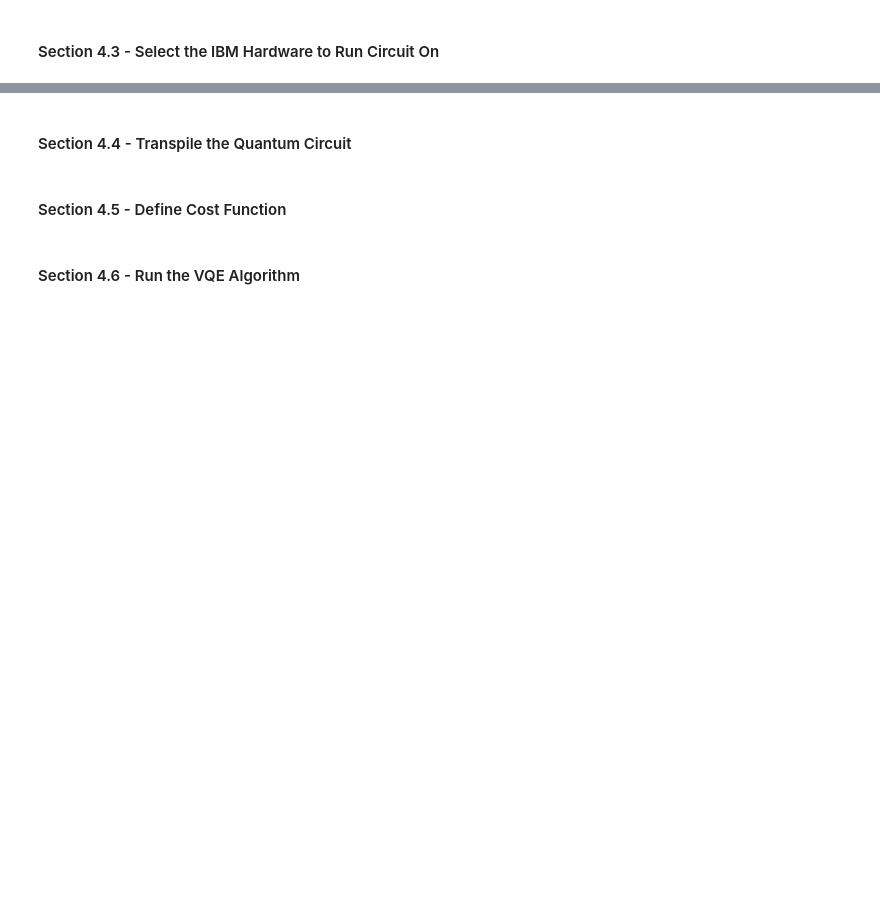
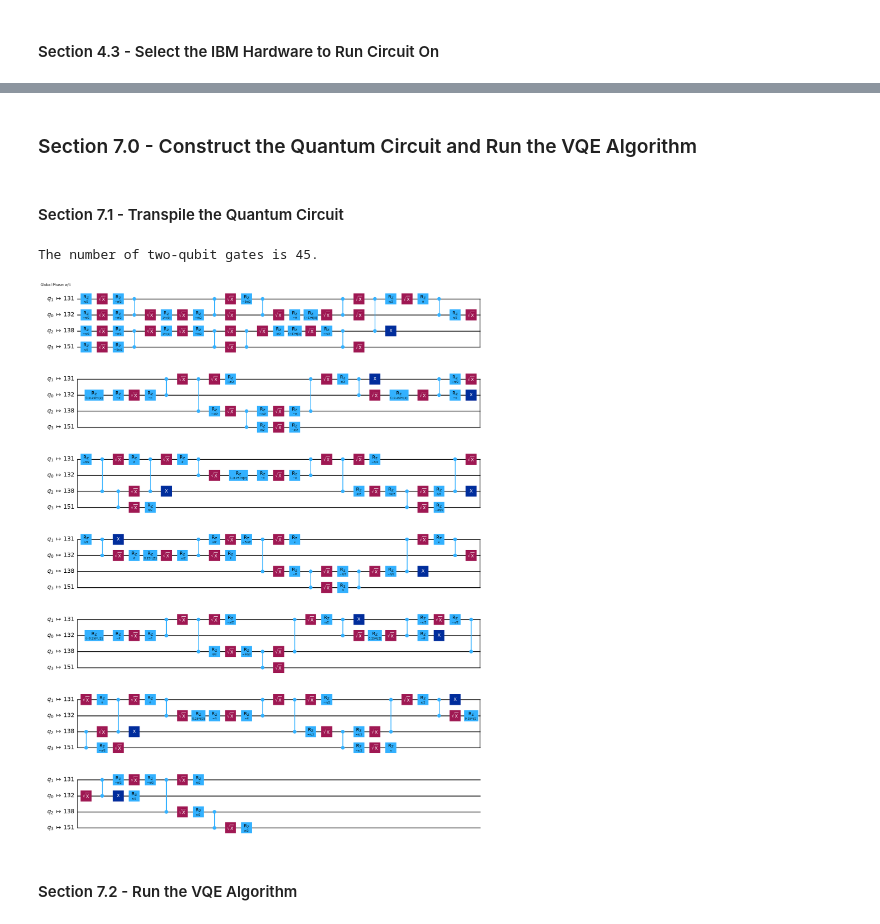
Before and after one commit to axz60/NQCC-Hack-2026, a Jupyter notebook: max_dir/2_Site_Linear_Hubbard_Model.ipynb, the cells around one changed output, grey strips where cells are left out. Cells and saved outputs as stored; diff of their text form; code cells hidden in the pictures; blank space fills up the shorter version.

```diff
--- a/max_dir/2_Site_Linear_Hubbard_Model.ipynb
+++ b/max_dir/2_Site_Linear_Hubbard_Model.ipynb
@@ -113,6 +115,8 @@ Hubbard_model_n_elec = (1, 1) # Tuple defining the number of spin up electrons a
 
 n_e_up = Hubbard_model_n_elec[0] # Number of spin up electrons
 n_e_down = Hubbard_model_n_elec[1] # Number of spin down electrons
+# %%
+aer_sim = True # 'True' if the user wants to use the Aer Simulator; 'False' if the user wants to run on hardware
 # %% [markdown]
 #### Section 4.2 - Obtain the Hubbard Model, Hamiltonian and Ansatz
 # %%
@@ -128,3 +157,7 @@ n_params = ansatz.num_parameters # Determine the number of parameters in the ans
 # Select the IMB backend with the fewest number of jobs in the queue
 service = QiskitRuntimeService() # Point to the IBM backend services
 backend = service.least_busy(operational=True, simulator=False) # Select the least busy QPU
+
+# Select the Aer Simulator if the aer_sim bool is true
+if aer_sim == True:
+    backend = AerSimulator.from_backend(backend, noise_model=None)
@@ -131,5 +247,7 @@ backend = service.least_busy(operational=True, simulator=False) # Select the le
+# %% [markdown]
+### Section 7.0 - Construct the Quantum Circuit and Run the VQE Algorithm
 # %% [markdown]
-#### Section 4.4 - Transpile the Quantum Circuit
+#### Section 7.1 - Transpile the Quantum Circuit
 # %%
 target = backend.target # Obtain QPU constraints for optimal circuit compilation
 
@@ -138,5 +256,3 @@ pm = generate_preset_pass_manager(target=target, optimization_level=3) # Genera
 ansatz_isa = pm.run(ansatz) # Transpile the code to an Instructuon Set Architecture (ISA) optimised for a QPU
 
 H_isa = H.apply_layout(layout=ansatz_isa.layout) # Map the Hamiltonian to the exact structure as the ansatz ISA
-# %% [markdown]
-#### Section 4.5 - Define Cost Function
@@ -171,2 +259,11 @@ iteration_history = {'Iteration Number': 0,
+# %%
+# Calcualte the number of 2-qubit operations post transpilation
+n_2_qubt_gates_post_transpilation = ansatz_isa.decompose().decompose().depth(lambda x: x.operation.num_qubits == 2)
+print(f'The number of two-qubit gates is {n_2_qubt_gates_post_transpilation}.')
+
+ansatz_isa.draw('mpl', style='iqp') # Draw the quantum circuit post transpilation
+# %% [output]
+The number of two-qubit gates is 45.
+[figure, added]
 # %% [markdown]
-#### Section 4.6 - Run the VQE Algorithm
+#### Section 7.2 - Run the VQE Algorithm
```
Also changed, not shown: parts of 17 cells of this notebook, 2 other files.
